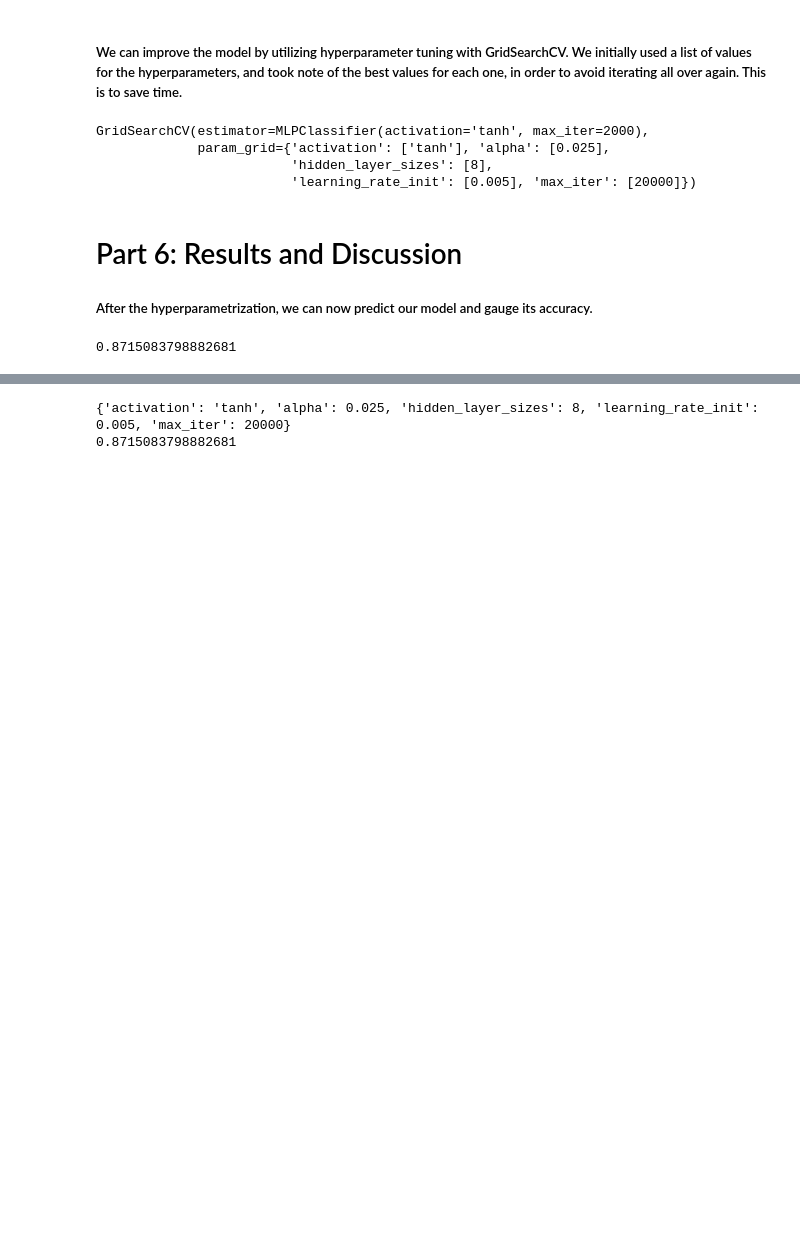
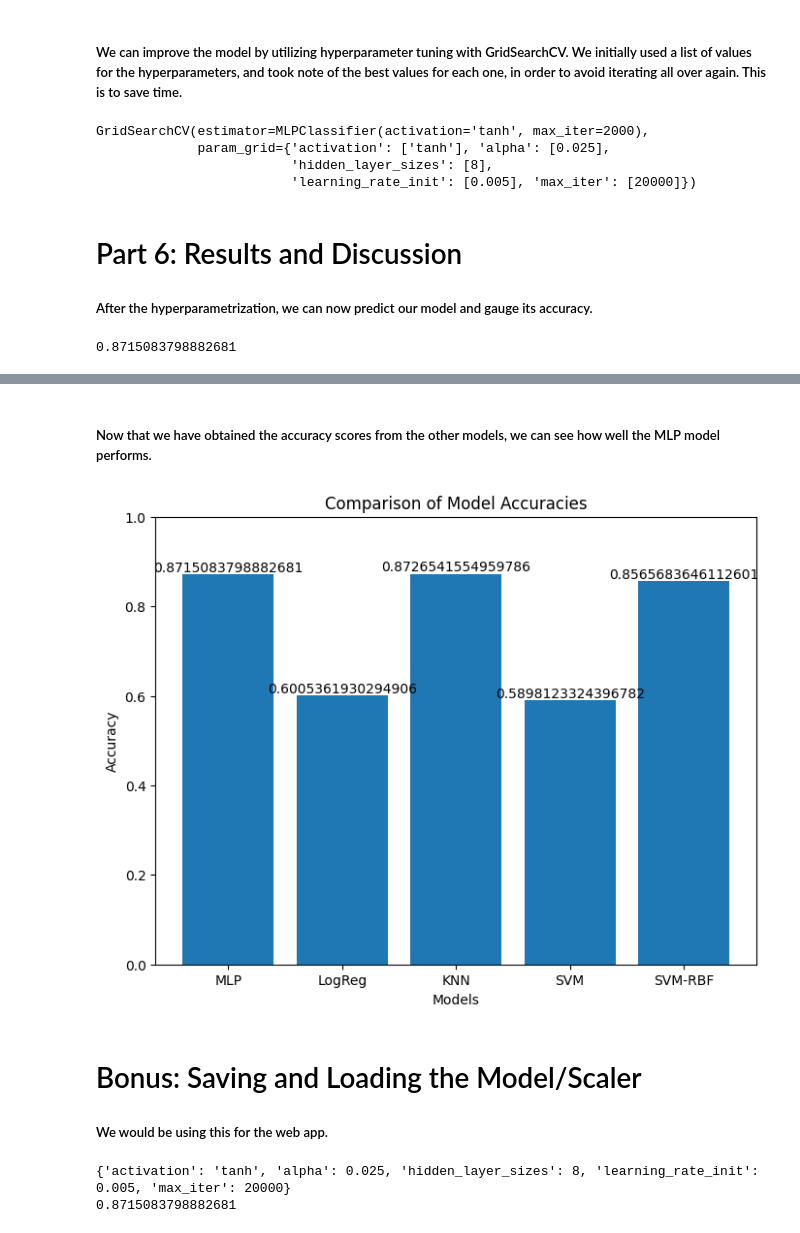
Before and after one commit to TheRedSwaRM/cs180-filipino-student-employability-predictor, a Jupyter notebook: scripts/[CS 180] Team14 - Filipino Student Employability Predictor.ipynb, the cells around one changed output, grey strips where cells are left out. Cells and saved outputs as stored; diff of their text form; code cells hidden in the pictures; blank space fills up the shorter version.

Commit message:
feat: Added comparison with the original study

```diff
--- a/scripts/[CS 180] Team14 - Filipino Student Employability Predictor.ipynb
+++ b/scripts/[CS 180] Team14 - Filipino Student Employability Predictor.ipynb
@@ -141,7 +141,8 @@ GridSearchCV(estimator=MLPClassifier(activation='tanh', max_iter=2000),
 from sklearn.metrics import accuracy_score
 
 grid_predictions = grid.predict(x_test)
-print(accuracy_score(y_test, grid_predictions))
+mlp_score = (accuracy_score(y_test, grid_predictions))
+print(mlp_score)
 # %% [output]
 0.8715083798882681
 # %% [markdown]
@@ -161,3 +174,30 @@ Text(113.9222222222222, 0.5, 'true value')
+# %% [markdown]
+##### Now that we have obtained the accuracy scores from the other models, we can see how well the MLP model performs.
+# %%
+import matplotlib.pyplot as plt
+
+
+models = ['MLP', 'LogReg', 'KNN', 'SVM', 'SVM-RBF']
+accuracy_scores = [mlp_score, logreg_score, knn_score, svm_score, svm_rbf_score]
+
+plt.figure(figsize=(8, 6))
+bars = plt.bar(models, accuracy_scores)
+plt.xlabel('Models')
+plt.ylabel('Accuracy')
+plt.title('Comparison of Model Accuracies')
+plt.ylim(0, 1)
+
+for bar, score in zip(bars, accuracy_scores):
+    yval = bar.get_height()
+    plt.text(bar.get_x() + bar.get_width() / 2, yval, str(score), ha='center', va='bottom')
+
+plt.show()
+# %% [output]
+[figure, added]
+# %% [markdown]
+# Bonus: Saving and Loading the Model/Scaler
+
+##### We would be using this for the web app.
 # %%
 import pickle
 
```
Also changed, not shown: parts of 6 cells of this notebook, 3 other files.
